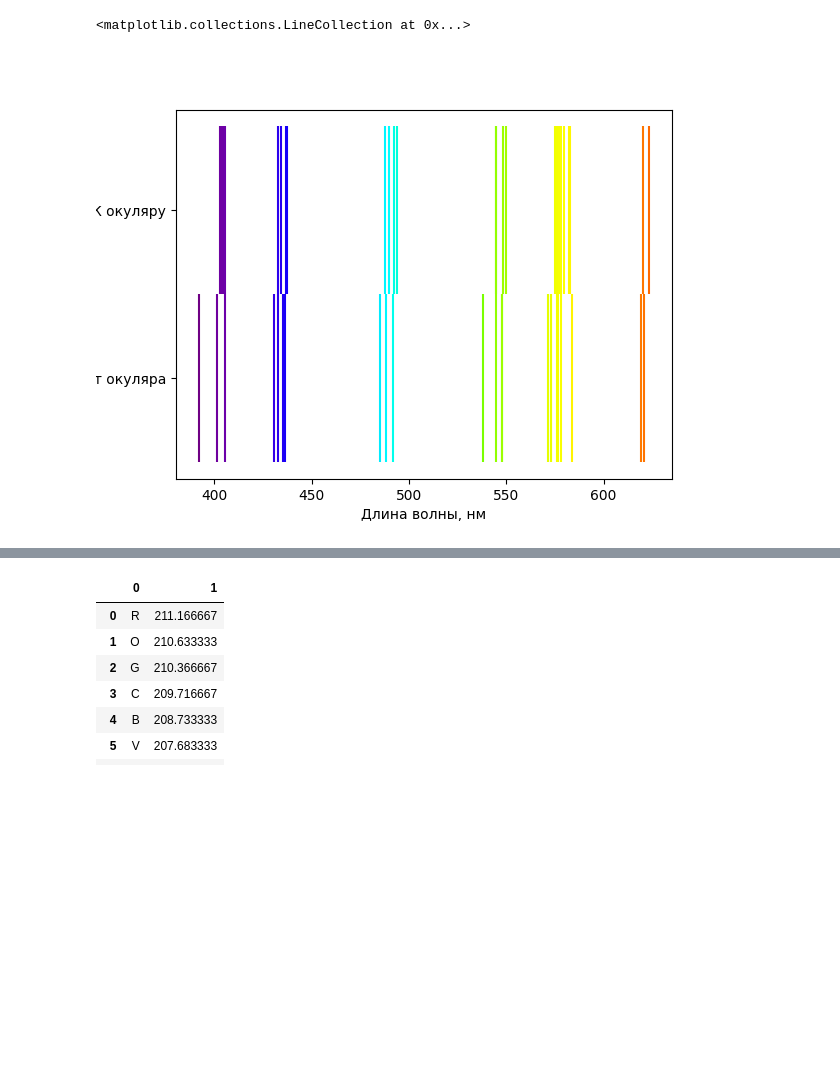
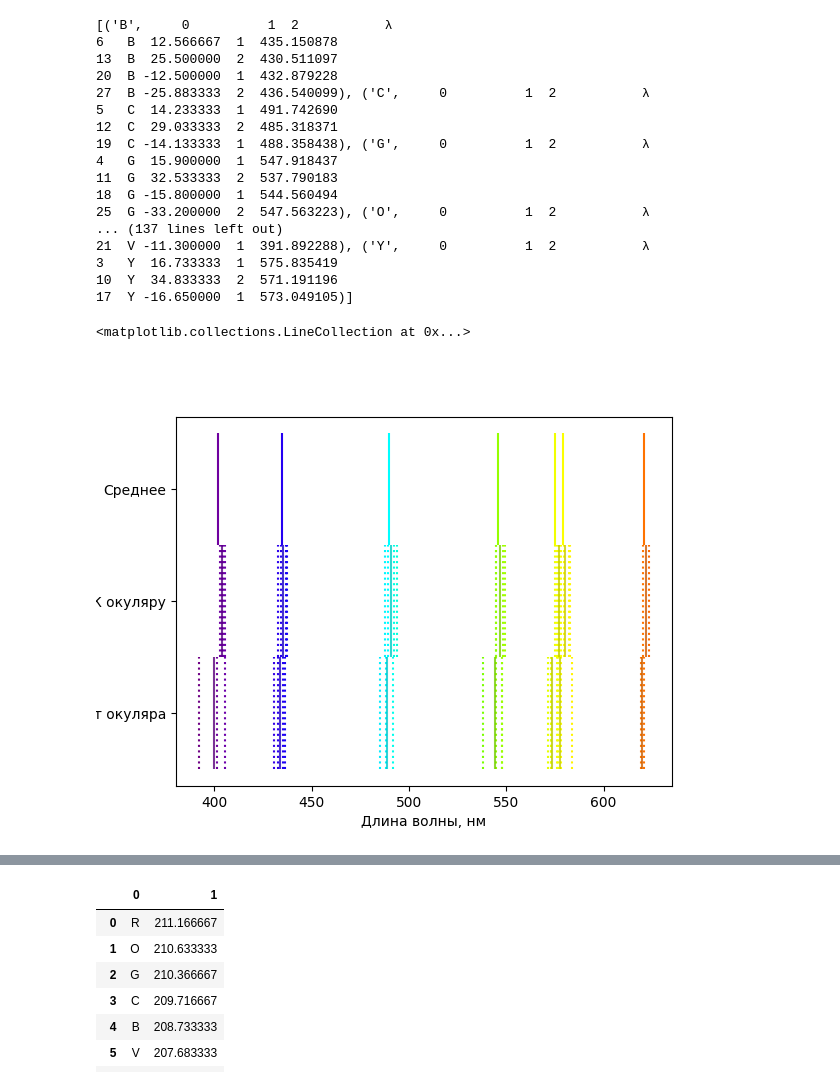
Before and after one commit to sitandr/lab, a Jupyter notebook: Ghost/Untitled.ipynb, the cells around one changed output, grey strips where cells are left out. Cells and saved outputs as stored; diff of their text form; code cells hidden in the pictures; blank space fills up the shorter version.

```diff
--- a/Ghost/Untitled.ipynb
+++ b/Ghost/Untitled.ipynb
@@ -35,4 +35,5 @@ def calculate_averages(data):
         a[c] = np.average(np.abs(data[np.logical_and((data[0] == c), (data[1] == data[1]))][1]))
     return a
 # %%
-data3[data3[0] == 'R'][1], calculate_averages(data)
+def difr_angle_to_λ(angles, max_num):
+    return np.sin(np.radians(np.abs(np.array(angles, dtype=float))))*(1e-3/500)/np.array(max_num,dtype=float)/1e-9
@@ -146,16 +115,39 @@ plt.show()
 # %%
 
 %matplotlib widget
 fig, ax = plt.subplots()
 #sax = ax.secondary_yaxis('right')
-ax.set_yticks([0.25, 0.75], ['От окуляра','К окуляру'])
+ax.set_yticks([0.25, 0.75, 1.25], ['От окуляра','К окуляру', 'Среднее'])
 ax.set_xlabel("Длина волны, нм")
-d1 = np.round(np.sin(np.radians(np.abs(data[1])))*(1e-3/500)/np.array(data[2],dtype=float)/1e-9, 2)
+d1 = difr_angle_to_λ(data[1], data[2])
+#print(d1)
+plt.vlines(d1, 0, 0.5, colors=np.array(wavelength_to_rgb(d1)).swapaxes(0,1), linestyle=":")
+plt.vlines(calculate_average(data1), 0, 0.5, colors=(np.array(wavelength_to_rgb(calculate_average(data1)))*0.8).swapaxes(0,1))
 
-plt.vlines(d1, 0, 0.5, colors=np.array(wavelength_to_rgb(d1)).swapaxes(0,1))
+d2 = difr_angle_to_λ(data2[1], data2[2])
+plt.vlines(d2, 0.5, 1.0, colors=np.array(wavelength_to_rgb(d2)).swapaxes(0,1), linestyle=":")
+plt.vlines(calculate_average(data2), 0.5, 1.0, colors=(np.array(wavelength_to_rgb(calculate_average(data2)))*0.8).swapaxes(0,1))
 
-d2 = np.round(np.sin(np.radians(np.abs(data2[1])))*(1e-3/500)/np.array(data2[2],dtype=float)/1e-9, 2)
-plt.vlines(d2, 0.5, 1.0, colors=np.array(wavelength_to_rgb(d2)).swapaxes(0,1))
+total_average = (calculate_average(data2) + calculate_average(data1))/2
+
+plt.vlines(total_average, 1.0, 1.5, colors=(np.array(wavelength_to_rgb(total_average))).swapaxes(0,1))
 # %% [output]
-<matplotlib.collections.LineCollection at 0x...>
+[('B',     0          1  2           λ
+6   B  12.566667  1  435.150878
+13  B  25.500000  2  430.511097
+20  B -12.500000  1  432.879228
+27  B -25.883333  2  436.540099), ('C',     0          1  2           λ
+5   C  14.233333  1  491.742690
+12  C  29.033333  2  485.318371
+19  C -14.133333  1  488.358438), ('G',     0          1  2           λ
+4   G  15.900000  1  547.918437
+11  G  32.533333  2  537.790183
+18  G -15.800000  1  544.560494
+25  G -33.200000  2  547.563223), ('O',     0          1  2           λ
+... (137 lines left out)
+21  V -11.300000  1  391.892288), ('Y',     0          1  2           λ
+3   Y  16.733333  1  575.835419
+10  Y  34.833333  2  571.191196
+17  Y -16.650000  1  573.049105)]
+<matplotlib.collections.LineCollection at 0x...>
-[figure, old version]
+[figure, new version]
```
Also changed, not shown: parts of 9 cells of this notebook, 2 other files.
